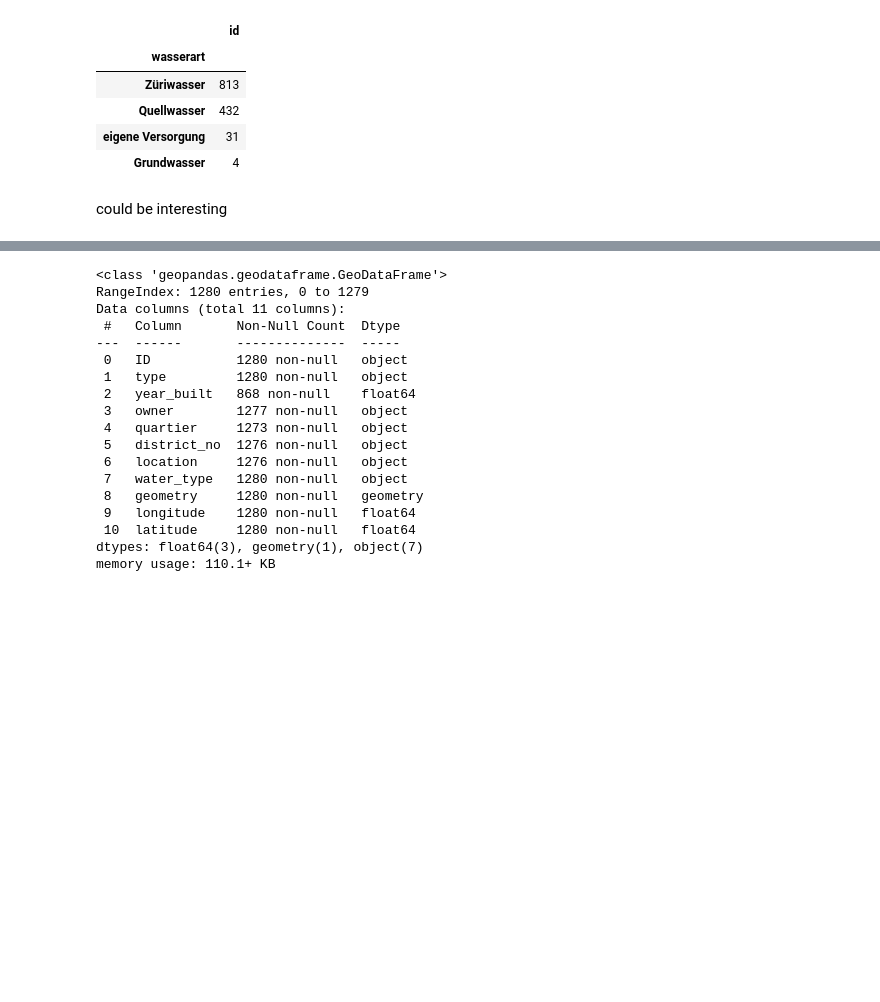
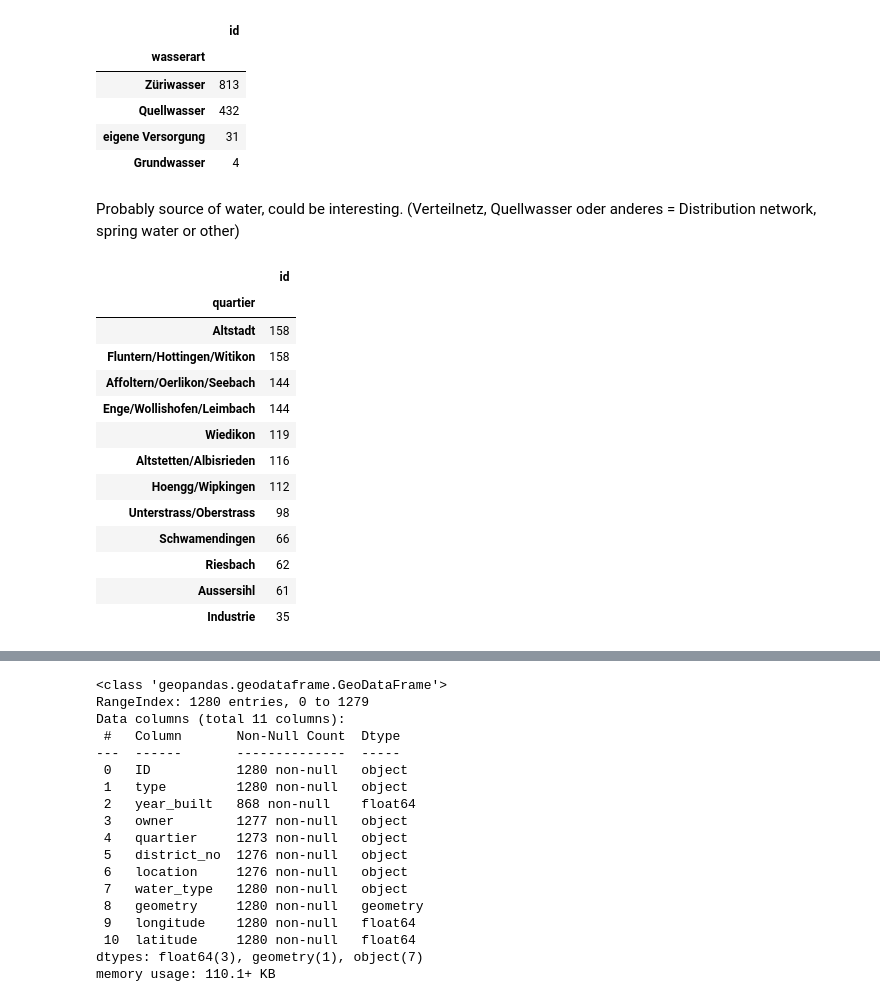
Before and after one commit to annamandoki/data_preparation_in_python, a Jupyter notebook: Water_fountains_ZH.ipynb, the cells around one changed output, grey strips where cells are left out. Drawn from its saved outputs; the diff is of its cells as text; code cells hidden in the pictures; blank space fills up the shorter version.

```diff
--- a/Water_fountains_ZH.ipynb
+++ b/Water_fountains_ZH.ipynb
@@ -138,4 +154,22 @@ brunnen_df[["id","wasserart"]].groupby(["wasserart"]).count().sort_values("id",
 | eigene Versorgung | 31 |
 | Grundwasser | 4 |
 # %% [markdown]
-could be interesting
+Probably source of water, could be interesting. (Verteilnetz, Quellwasser oder anderes = Distribution network, spring water or other)
+# %%
+# see location by quartier
+brunnen_df[["id","quartier"]].groupby(["quartier"]).count().sort_values("id", ascending = False)
+# %% [output]
+|  | id |
+| quartier |  |
+| Altstadt | 158 |
+| Fluntern/Hottingen/Witikon | 158 |
+| Affoltern/Oerlikon/Seebach | 144 |
+| Enge/Wollishofen/Leimbach | 144 |
+| Wiedikon | 119 |
+| Altstetten/Albisrieden | 116 |
+| Hoengg/Wipkingen | 112 |
+| Unterstrass/Oberstrass | 98 |
+| Schwamendingen | 66 |
+| Riesbach | 62 |
+| Aussersihl | 61 |
+| Industrie | 35 |
```
Also changed, not shown: parts of 53 cells of this notebook.
